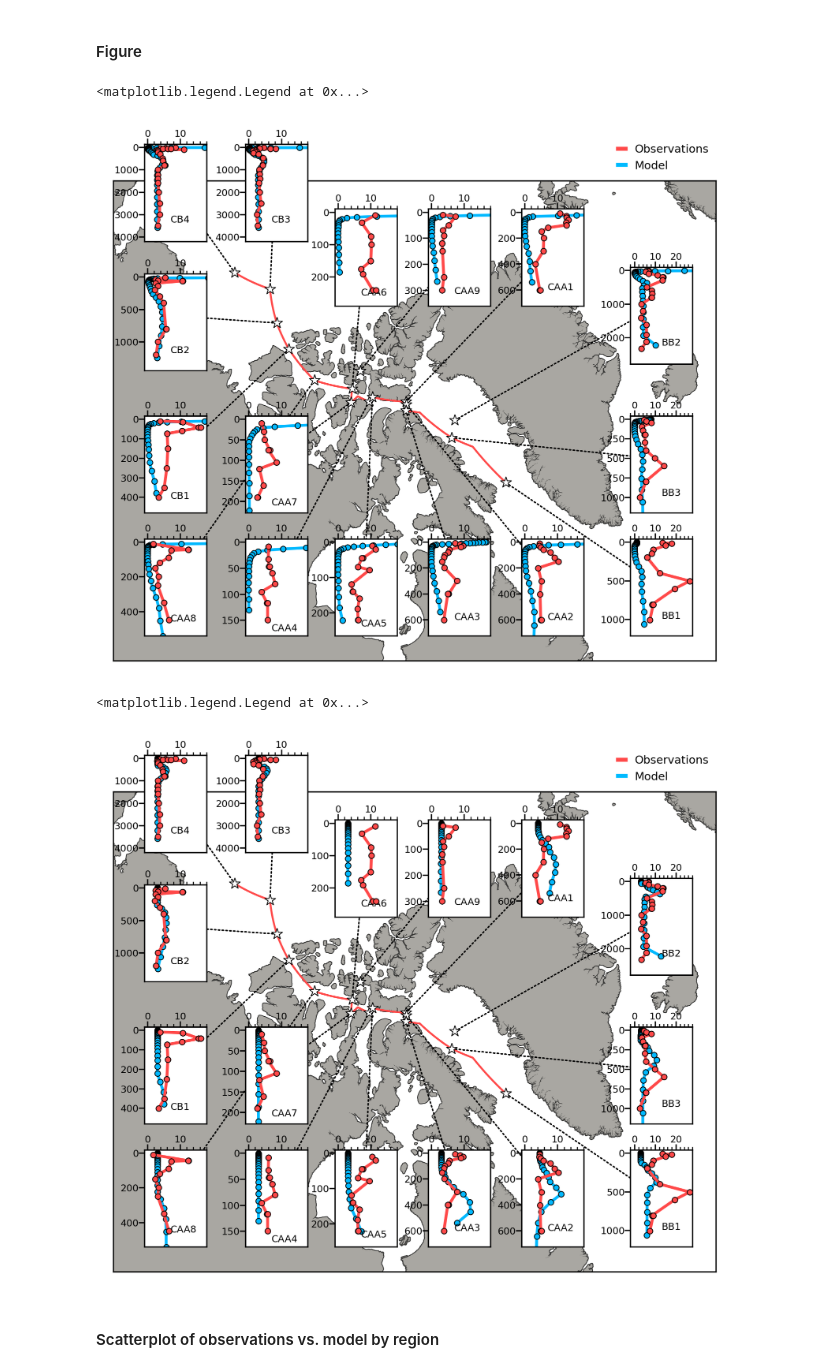
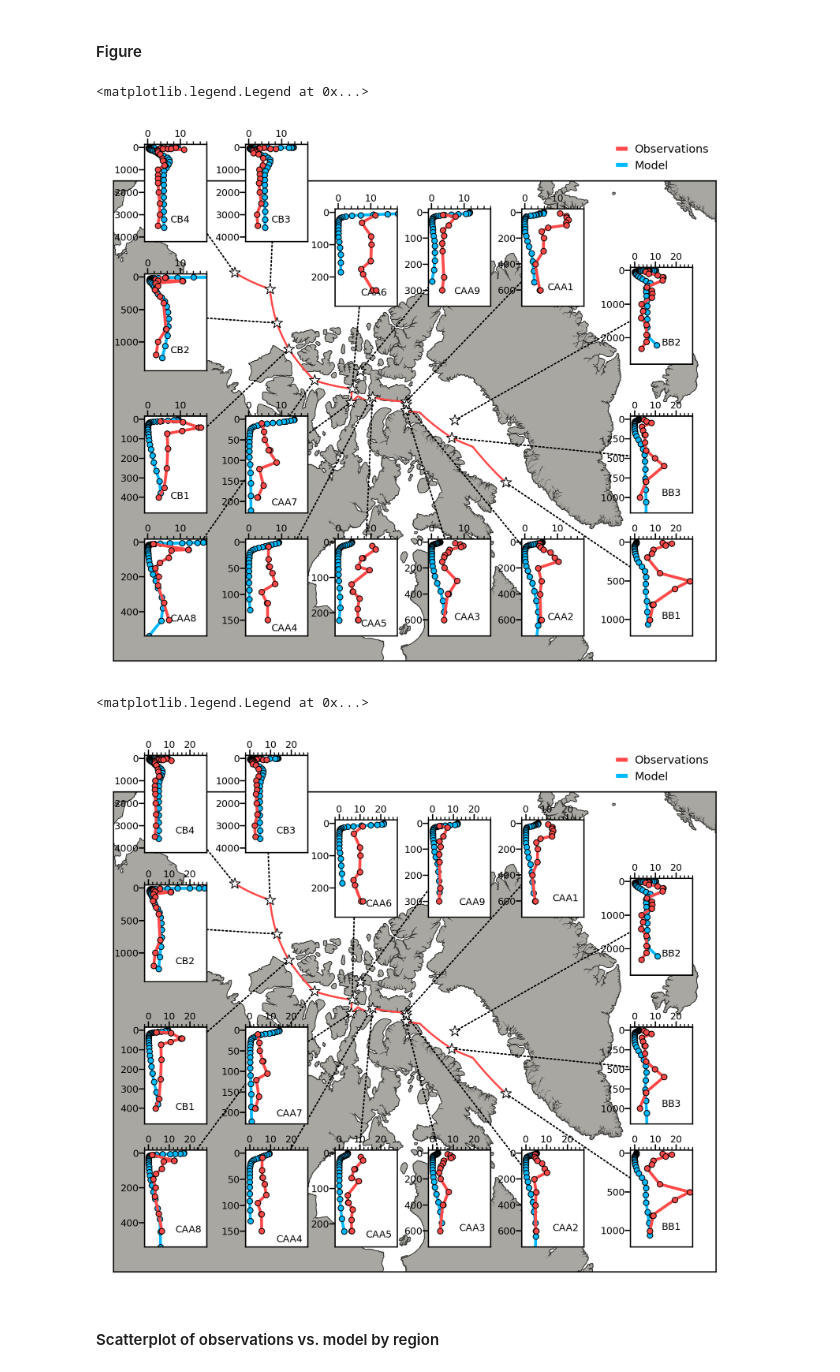
Before and after one commit to UBC-MOAD/analysis-brogalla, a Jupyter notebook: paper3/R1-evaluation-profiles.ipynb, the cells around one changed output. Cells and saved outputs as stored; diff of their text form; code cells hidden in the pictures.

Commit message:
looking more into negative Pb concentrations with new fill biogenic field

```diff
--- a/paper3/R1-evaluation-profiles.ipynb
+++ b/paper3/R1-evaluation-profiles.ipynb
@@ -31,9 +31,10 @@ isize = imax-imin
 jsize = jmax-jmin
 
 # results to plot:
-year    = 2002
-month   = 8
-folder1 = '/data/brogalla/run_storage/Pb-tuning-202210/Pb-tuning-202210-resus01-particle0005/'
+# year    = 2002
+# month   = 8
+# folder1 = '/data/brogalla/run_storage/Pb-tuning-202210/Pb-tuning-202210-resus01-particle0005/'
+folder1 = '/data/brogalla/run_storage/Pb-tuning-202210/Pb-tuning-202210-new-fill-particle0005-kscav20/'
 
 # colours:
 land_color     = '#a9a7a2'
@@ -277,7 +278,7 @@ ax.legend(loc=(0.83, 1.01), fontsize=7, frameon=False, handlelength=0.7)
 # fig.savefig('/ocean/brogalla/GEOTRACES/figures/R1-profile_evaluation-20200327.jpg', bbox_inches='tight', dpi=300)
 # %% [output]
 <matplotlib.legend.Legend at 0x...>
-[figure, old version]
+[figure, new version]
 # %%
 fig, ax, proj = pickle.load(open('/ocean/brogalla/GEOTRACES/pickles/Pb-eval.pickle','rb'))
 
@@ -305,47 +306,47 @@ for axi in axes_list:
 
 fig1  = station_profile(ax1,  'BB1', extend=True)
 fig2  = station_profile(ax2,  'BB2', extend=True)
 fig3  = station_profile(ax3,  'BB3', extend=True)
-fig4  = station_profile(ax4,  'CAA1')
-fig5  = station_profile(ax5,  'CAA2')
-fig6  = station_profile(ax6,  'CAA3')
-fig7  = station_profile(ax7,  'CAA4')
-fig8  = station_profile(ax8,  'CAA5')
-fig9  = station_profile(ax9,  'CAA6')
-fig10 = station_profile(ax10, 'CAA7')
-fig11 = station_profile(ax11, 'CAA8')
-fig12 = station_profile(ax12, 'CAA9')
-fig13 = station_profile(ax13, 'CB1')
-fig14 = station_profile(ax14, 'CB2')
-fig15 = station_profile(ax15, 'CB3')
-fig16 = station_profile(ax16, 'CB4')
+fig4  = station_profile(ax4,  'CAA1', extend=True)
+fig5  = station_profile(ax5,  'CAA2', extend=True)
+fig6  = station_profile(ax6,  'CAA3', extend=True)
+fig7  = station_profile(ax7,  'CAA4', extend=True)
+fig8  = station_profile(ax8,  'CAA5', extend=True)
+fig9  = station_profile(ax9,  'CAA6', extend=True)
+fig10 = station_profile(ax10, 'CAA7', extend=True)
+fig11 = station_profile(ax11, 'CAA8', extend=True)
+fig12 = station_profile(ax12, 'CAA9', extend=True)
+fig13 = station_profile(ax13, 'CB1', extend=True)
+fig14 = station_profile(ax14, 'CB2', extend=True)
+fig15 = station_profile(ax15, 'CB3', extend=True)
+fig16 = station_profile(ax16, 'CB4', extend=True)
 
 x_GEOTRACES, y_GEOTRACES = proj(obs_lons[2:18], obs_lats[2:18]) # leave out BB and K stations
 ax.scatter(x_GEOTRACES, y_GEOTRACES, marker='*', s=50, linewidth=0.5, zorder=3, edgecolor='k', color='w')
 
 xt, yt = proj(transect_vlons, transect_vlats)
 proj.plot(xt, yt, c=profile_colors[0], linewidth=1.2, zorder=2)
 
 # create lines connecting the profiles:
 coordsA = "data"
 coordsB = "data"
 for i,n in enumerate(range(2,18)):
     xy1 = (x_GEOTRACES[i], y_GEOTRACES[i])
     xy2 = (8, bottom_depths[i]/2)
     axB = axes_list[i]
     con = ConnectionPatch(xyA=xy1, xyB=xy2, axesA=ax, axesB=axB, \
                           coordsA=coordsA, coordsB=coordsB, linestyle="dotted", linewidth=0.9, zorder=2)
     ax.add_artist(con)
 
 ax.plot(0, 0, linewidth=2.5, color=profile_colors[0], label="Observations")
 ax.plot(0, 0, linewidth=2.5, color=profile_colors[1], label="Model")
 ax.legend(loc=(0.83, 1.01), fontsize=7, frameon=False, handlelength=0.7)
 
 #
 # fig.savefig('/ocean/brogalla/GEOTRACES/figures/R1-profile_evaluation-20200327.jpg', bbox_inches='tight', dpi=300)
 # %% [output]
 <matplotlib.legend.Legend at 0x...>
-[figure, old version]
+[figure, new version]
 # %% [markdown]
 #### Scatterplot of observations vs. model by region
 # %%
```
Also changed, not shown: parts of 1 cell of this notebook, 1 other file.
